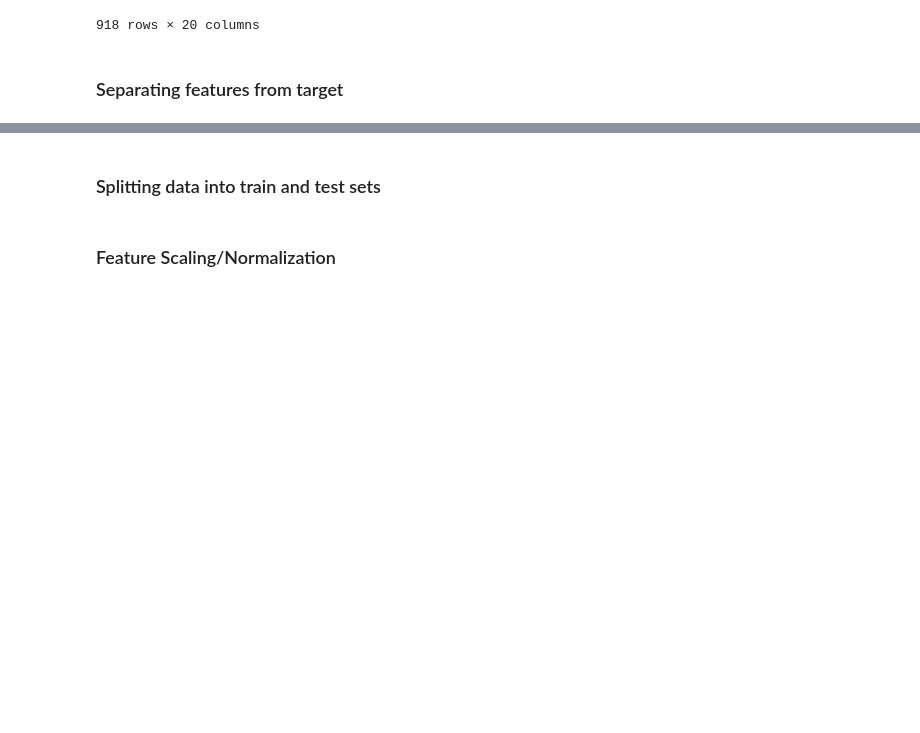
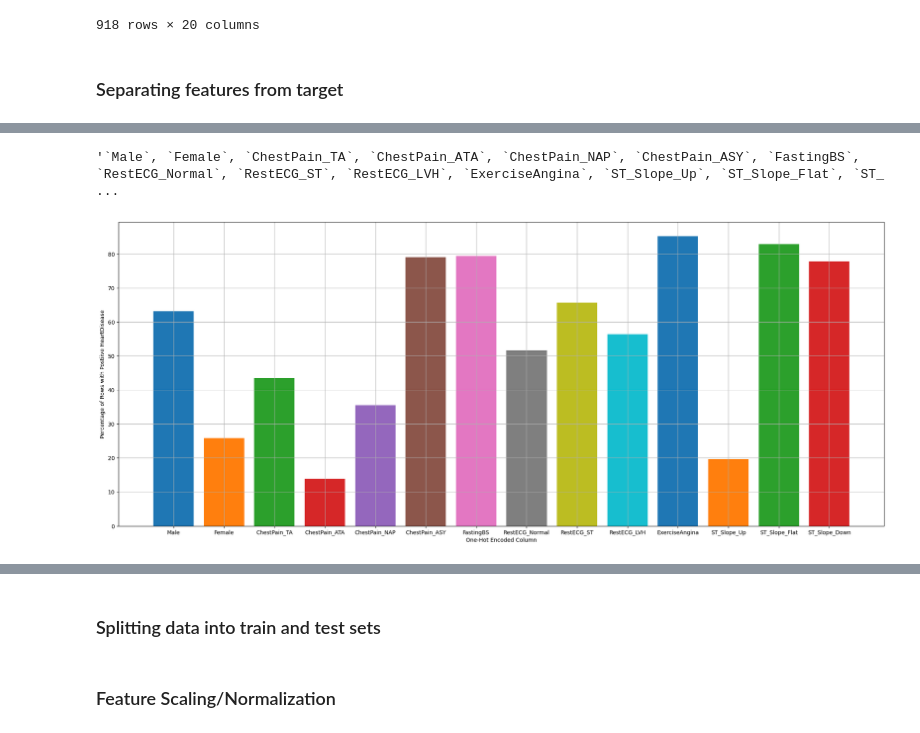
Before and after one commit to jasonliny/heart-disease-prediction, a Jupyter notebook: logistic-regression.ipynb, the cells around one changed output, grey strips where cells are left out. Saved outputs shown, nothing was run; the diff lists cells and outputs as text; code cells hidden in the pictures; blank space fills up the shorter version.

```diff
--- a/logistic-regression.ipynb
+++ b/logistic-regression.ipynb
@@ -113,0 +176,26 @@ for idx, ax in enumerate(axs.ravel()[:-1]):
+# %%
+", ".join(map(lambda s: f"`{s}`", data_df_encoded.select_dtypes(include="category")))
+# %% [output]
+'`Male`, `Female`, `ChestPain_TA`, `ChestPain_ATA`, `ChestPain_NAP`, `ChestPain_ASY`, `FastingBS`, `RestECG_Normal`, `RestECG_ST`, `RestECG_LVH`, `ExerciseAngina`, `ST_Slope_Up`, `ST_Slope_Flat`, `ST_ ...
+# %%
+data_df_categorical = data_df_encoded.select_dtypes(include="category")
+
+fig, ax = plt.subplots(figsize=(25,10))
+
+for column in data_df_categorical:
+   if column == "HeartDisease":
+      continue
+   # Count the number of rows with feature being 1 and HeartDisease being 1
+   total_count = data_df_categorical[data_df_categorical[column]==1]['HeartDisease'].count()
+   positive_count = data_df_categorical[data_df_categorical[column]==1]['HeartDisease'].astype("int").sum()
+
+   # Plot the bar chart
+   ax.bar(column, positive_count/total_count * 100)
+
+# Set the x-axis and y-axis labels and show the chart
+ax.set_xlabel('One-Hot Encoded Column')
+ax.set_ylabel("Percentage of Rows with Postiive HeartDisease")
+ax.grid()
+plt.show()
+# %% [output]
+[figure, added]
```
Also changed, not shown: parts of 8 cells of this notebook.
